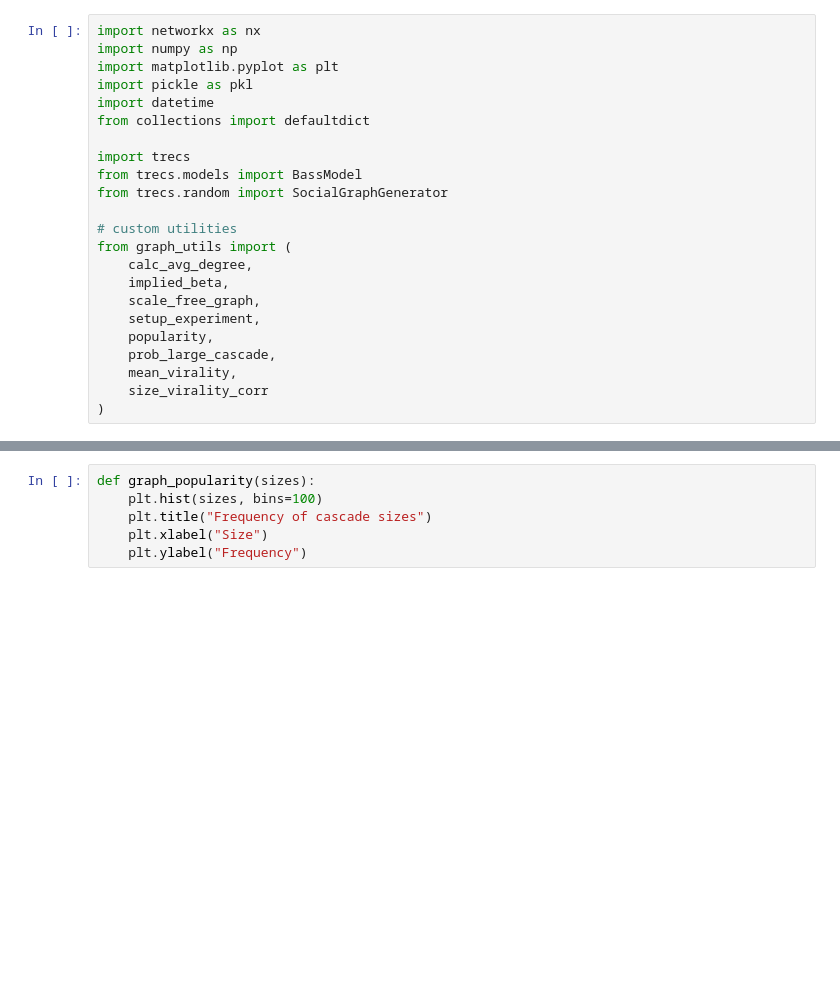
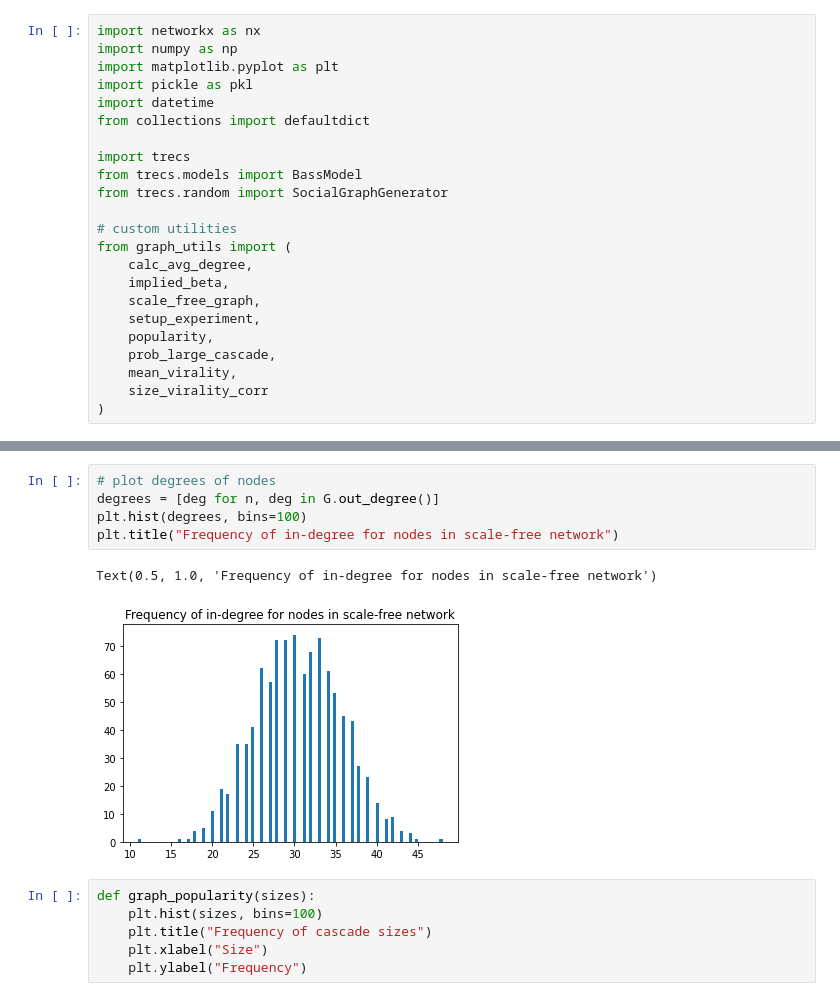
Before and after one commit to sunnymatt/t-recs-experiments, a Jupyter notebook: structural_virality/structural_virality.ipynb, the cells around one changed output, grey strips where cells are left out. Saved outputs shown, nothing was run; the diff lists cells and outputs as text; blank space fills up the shorter version.

```diff
--- a/structural_virality/structural_virality.ipynb
+++ b/structural_virality/structural_virality.ipynb
@@ -46,3 +46,11 @@ Text(0.5, 1.0, 'Frequency of out-degree for nodes in scale-free network')
+# %%
+# plot degrees of nodes
+degrees = [deg for n, deg in G.out_degree()]
+plt.hist(degrees, bins=100)
+plt.title("Frequency of in-degree for nodes in scale-free network")
+# %% [output]
+Text(0.5, 1.0, 'Frequency of in-degree for nodes in scale-free network')
+[figure, added]
 # %%
 def graph_popularity(sizes):
     plt.hist(sizes, bins=100)
```
Also changed, not shown: parts of 12 cells of this notebook, 6 other files.
